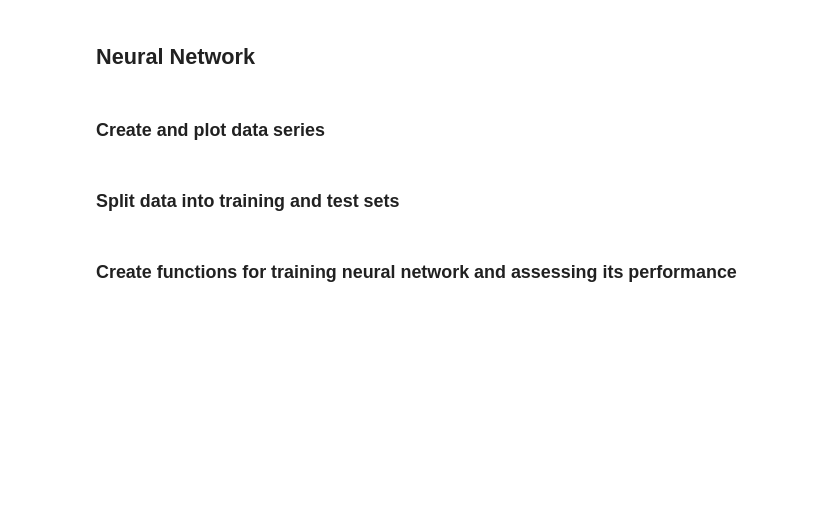
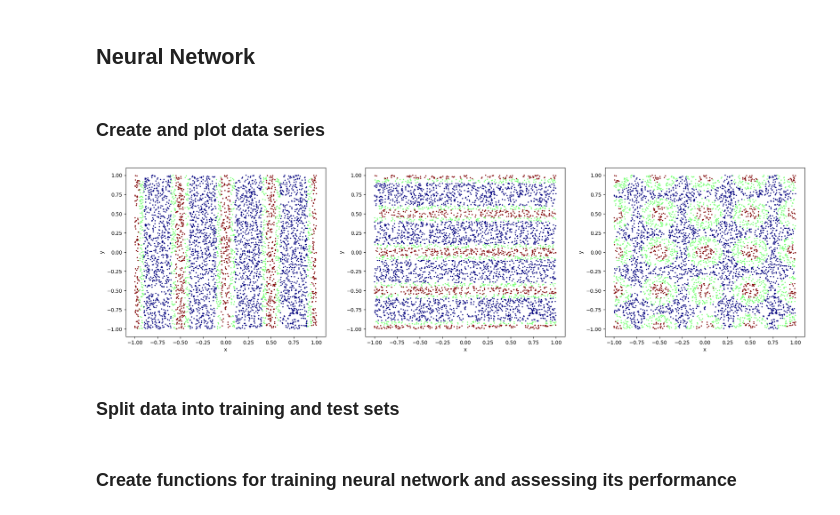
Before and after one commit to michael-sankur/deep-learning-from-scratch, a Jupyter notebook: nn_test_grid.ipynb, the cells around one changed output. Cells and saved outputs as stored; diff of their text form; code cells hidden in the pictures; blank space fills up the shorter version.

Commit message:
Remove functions from nn_test notebooks. Add functions to grid by L1 norm and L2 norm in nn_test_grid. Change plotting in nn_test_grid.

```diff
--- a/nn_test_grid.ipynb
+++ b/nn_test_grid.ipynb
@@ -101,3 +45,38 @@ plt.show()
+# %%
+# Create data for sinusoid
+
+N = int(1e3) # number of samples
+
+xx = 2*(np.random.rand(N,2) - 0.5)
+
+yy = np.zeros((N,3), dtype=int)
+
+yy[:,0] = grid_X_by_L1(xx, np.arange(-1,1.5,0.5), [0.1, 0.05]).reshape(-1)
+yy[:,1] = grid_Y_by_L1(xx, np.arange(-1,1.5,0.5), [0.1, 0.05]).reshape(-1)
+yy[:,2] = grid_by_L2(xx, np.arange(-1,1.5,0.5), [0.2, 0.1]).reshape(-1)
+
+plt.figure(figsize=(24,6))
+plt.subplot(1,3,1)
+# plt.imshow(zxp, cmap=plt.get_cmap('gray'), extent=[-1, 1, -1, 1])
+plt.scatter(xx[:,0], xx[:,1], c=yy[:,0]/2, cmap="jet", s=2)
+plt.xlabel("x")
+plt.ylabel("y")
+plt.subplot(1,3,2)
+# plt.imshow(zyp, cmap=plt.get_cmap('gray'), extent=[-1, 1, -1, 1])
+plt.scatter(xx[:,0], xx[:,1], c=yy[:,1]/2, cmap="jet", s=2)
+plt.xlabel("x")
+plt.ylabel("y")
+plt.subplot(1,3,3)
+# plt.imshow(zxyp, cmap=plt.get_cmap('gray'), extent=[-1, 1, -1, 1])
+plt.scatter(xx[:,0], xx[:,1], c=yy[:,2]/2, cmap="jet", s=2)
+plt.xlabel("x")
+plt.ylabel("y")
+plt.show()
+
+# print(xx)
+# print(yy)
+# %% [output]
+[figure, added]
 # %% [markdown]
 ### Split data into training and test sets
 # %%
```
Also changed, not shown: parts of 9 cells of this notebook, 2 other files.
